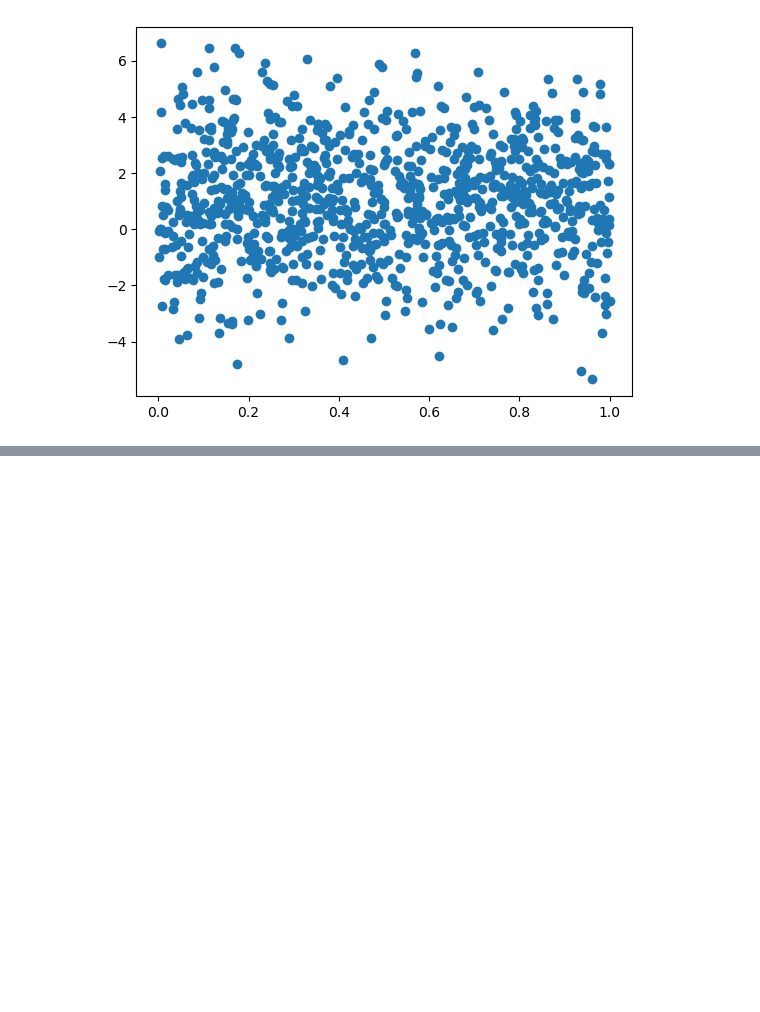
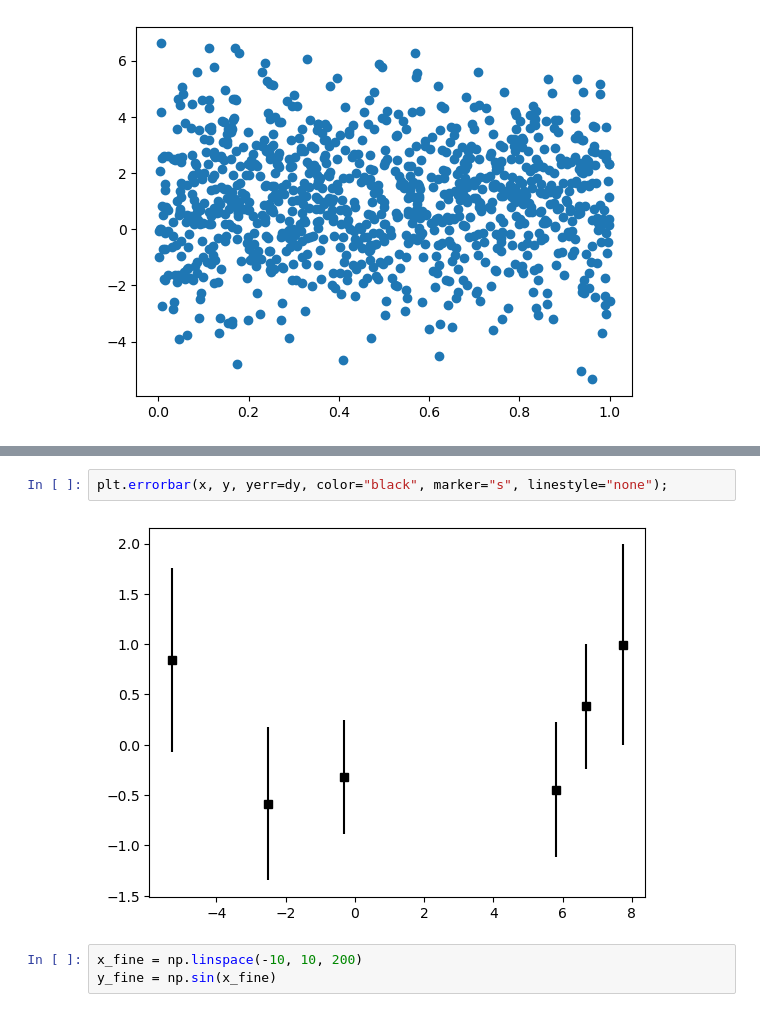
Before and after one commit to KittJonathan/DU_DATA_SCIENTIST, a Jupyter notebook: 01-PYTHON/20240911_python_day03.ipynb, the cells around one changed output, grey strips where cells are left out. Drawn from its saved outputs; the diff is of its cells as text; blank space fills up the shorter version.

```diff
--- a/01-PYTHON/20240911_python_day03.ipynb
+++ b/01-PYTHON/20240911_python_day03.ipynb
@@ -77,0 +238,7 @@ plt.scatter(data, data2)
+# %%
+plt.errorbar(x, y, yerr=dy, color="black", marker="s", linestyle="none");
+# %% [output]
+[figure, added]
+# %%
+x_fine = np.linspace(-10, 10, 200)
+y_fine = np.sin(x_fine)
```
Also changed, not shown: parts of 23 cells of this notebook, 1 other file.
